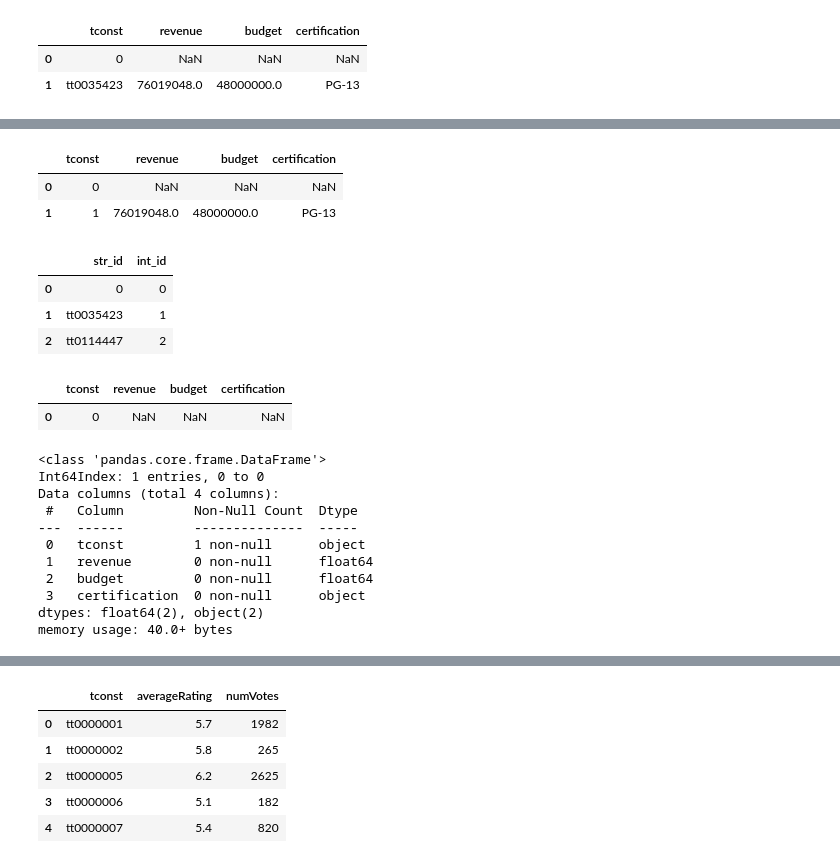
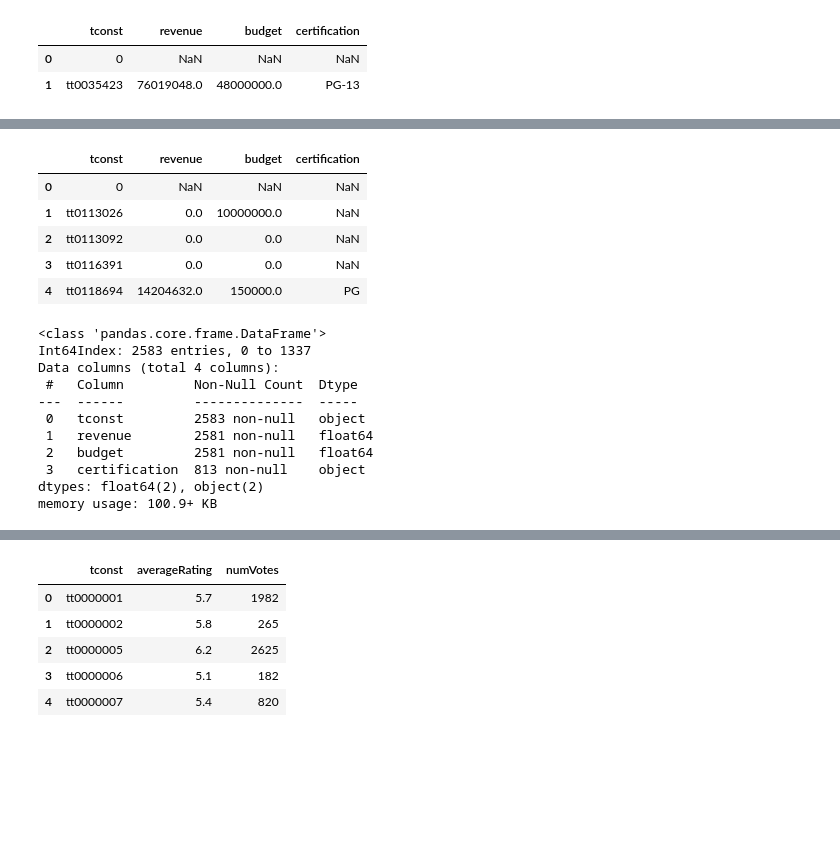
Before and after one commit to thejustinfields/data-enrichment-project, a Jupyter notebook: part-3-SQL.ipynb, the cells around one changed output, grey strips where cells are left out. Saved outputs shown, nothing was run; the diff lists cells and outputs as text; code cells hidden in the pictures; blank space fills up the shorter version.

```diff
--- a/part-3-SQL.ipynb
+++ b/part-3-SQL.ipynb
@@ -161,3 +119,0 @@ id_map_2000
-# %%
-df_2000['tconst'] = df_2000['tconst'].replace(id_map_2000)
-df_2000.head(2)
@@ -207,38 +120,27 @@ id_map_2001
-# %%
-df_2001['tconst'] = df_2001['tconst'].replace(id_map_2001)
-df_2001.head(2)
-# %% [output]
-|  | tconst | revenue | budget | certification |
-| 0 | 0 | NaN | NaN | NaN |
-| 1 | 1 | 76019048.0 | 48000000.0 | PG-13 |
-# %%
-id_lookup_2001 = pd.DataFrame({'str_id':id_map_2001.keys(), 'int_id':id_map_2001.values()})
-id_lookup_2001.head(3)
-# %% [output]
-|  | str_id | int_id |
-| 0 | 0 | 0 |
-| 1 | tt0035423 | 1 |
-| 2 | tt0114447 | 2 |
 # %%
-tmdb_merged = pd.merge(df_2000, df_2001)
+tmdb_merged = pd.concat([df_2000,df_2001])
 tmdb_merged.head(5)
 # %% [output]
 |  | tconst | revenue | budget | certification |
 | 0 | 0 | NaN | NaN | NaN |
+| 1 | tt0113026 | 0.0 | 10000000.0 | NaN |
+| 2 | tt0113092 | 0.0 | 0.0 | NaN |
+| 3 | tt0116391 | 0.0 | 0.0 | NaN |
+| 4 | tt0118694 | 14204632.0 | 150000.0 | PG |
 # %%
 tmdb_merged.info()
 # %% [output]
 <class 'pandas.core.frame.DataFrame'>
-Int64Index: 1 entries, 0 to 0
+Int64Index: 2583 entries, 0 to 1337
 Data columns (total 4 columns):
  #   Column         Non-Null Count  Dtype
 ---  ------         --------------  -----
- 0   tconst         1 non-null      object
- 1   revenue        0 non-null      float64
- 2   budget         0 non-null      float64
- 3   certification  0 non-null      object
+ 0   tconst         2583 non-null   object
+ 1   revenue        2581 non-null   float64
+ 2   budget         2581 non-null   float64
+ 3   certification  813 non-null    object
 dtypes: float64(2), object(2)
-memory usage: 40.0+ bytes
+memory usage: 100.9+ KB
 # %%
 title_basics = pd.read_csv('Data/title_basics.csv.gz')
 title_basics.head()
```
Also changed, not shown: parts of 41 cells of this notebook.
